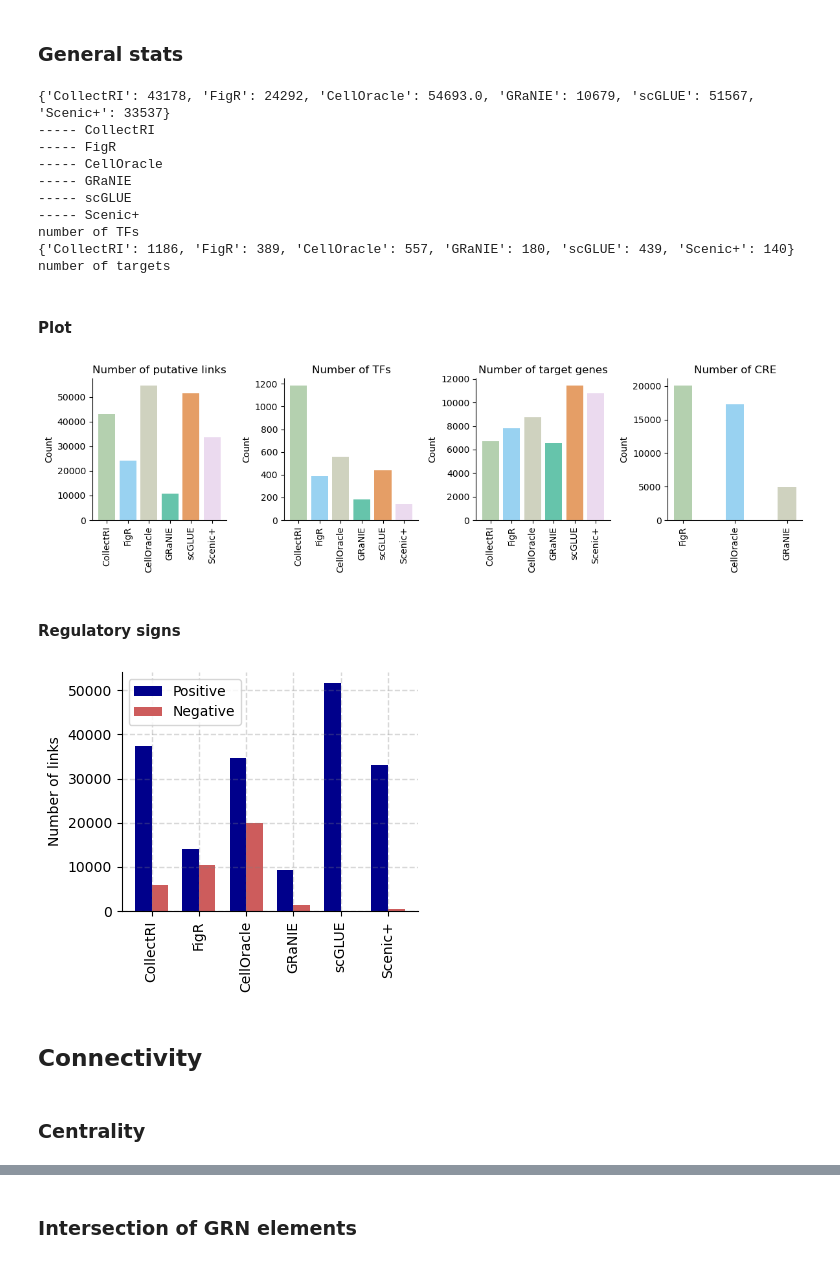
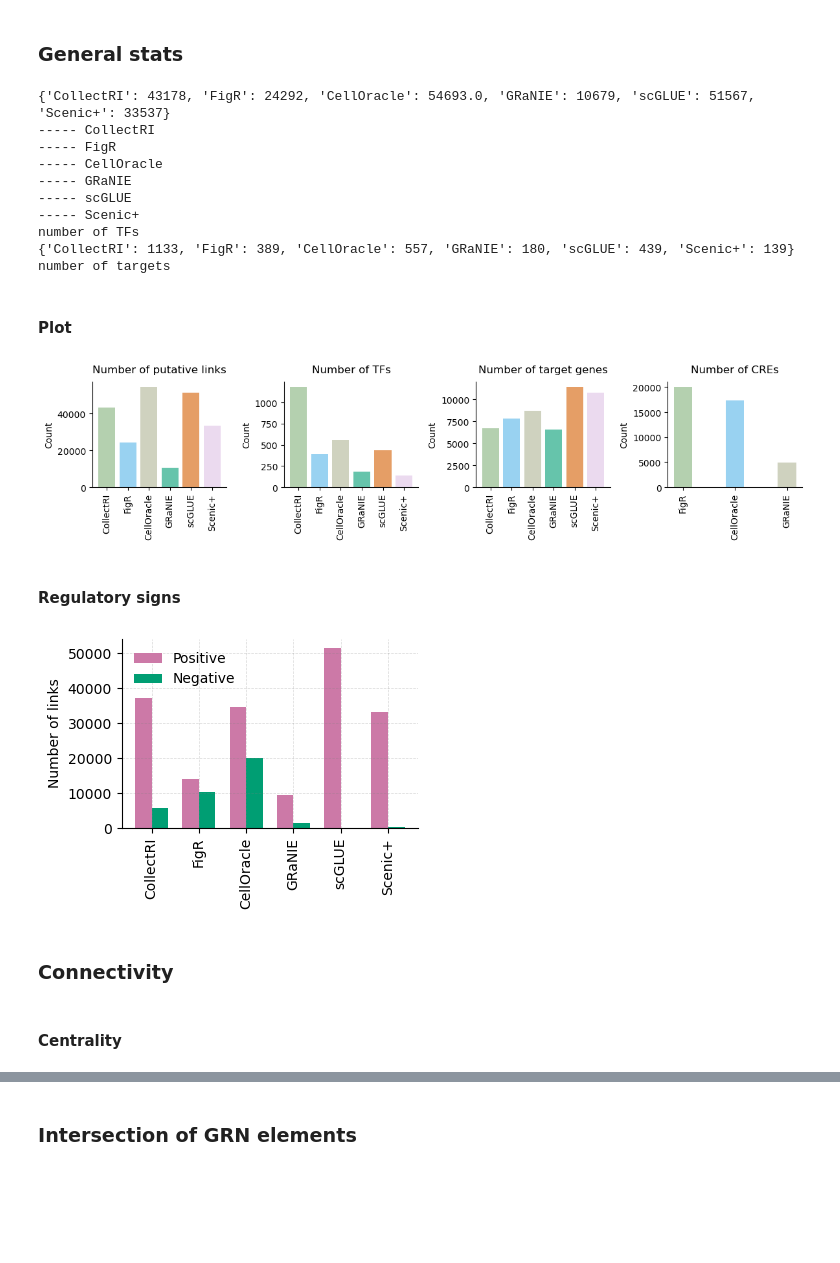
Before and after one commit to janursa/grn_benchmark, a Jupyter notebook: notebooks/main.ipynb, the cells around one changed output, grey strips where cells are left out. Drawn from its saved outputs; the diff is of its cells as text; code cells hidden in the pictures; blank space fills up the shorter version.

```diff
--- a/notebooks/main.ipynb
+++ b/notebooks/main.ipynb
@@ -93,7 +94,7 @@ COLORS = {
     'ANANSE': '#e2b1cd',
     'scGLUE': '#D55E00',
     'Scenic+': '#dfc2e5',
-    'HKG': '#e7d2ec',
+    'HKGs': 'darkblue',
     'Positive': 'darkblue',
     'Negative': 'indianred',
     'Positive Control': 'darkblue',
@@ -280,6 +357,7 @@ regulatory_effect_dict
 target_genes_dict = {}
 tfs_dict = {}
 for name, grn in grn_models_dict.items():
+    grn = grn[grn.target.isin(multiomics_genes)]
     tfs_dict[name] = grn.source.unique()
     target_genes_dict[name] = grn.target.unique().tolist()
 
@@ -306,12 +384,12 @@ for name, df in grn_peak_gene_dict.items():
 ----- scGLUE
 ----- Scenic+
 number of TFs
-{'CollectRI': 1186, 'FigR': 389, 'CellOracle': 557, 'GRaNIE': 180, 'scGLUE': 439, 'Scenic+': 140}
+{'CollectRI': 1133, 'FigR': 389, 'CellOracle': 557, 'GRaNIE': 180, 'scGLUE': 439, 'Scenic+': 139}
 number of targets
 # %% [markdown]
 #### Plot
 # %%
-fig, axes = plt.subplots(1, 4, figsize=(12, 3.5))
+fig, axes = plt.subplots(1, 4, figsize=(12, 3))
 color = 'grey'
 ## number of links
 ax = axes[0]
@@ -320,7 +398,7 @@ ax.bar(links_n.keys(), links_n.values(), color=colors,  alpha=.6)
 # ax.set_xlabel('GRN models')
 ax.set_ylabel('Count')
 ax.tick_params(axis='x', rotation=90)
-ax.set_title('Number of putative links')
+ax.set_title('Number of putative links', pad=10)
 for side in ['right', 'top']:
     ax.spines[side].set_visible(False)
 # ax.set_yscale('log')
@@ -333,43 +411,43 @@ ax.bar(tfs_dict_n.keys(), tfs_dict_n.values(), color=colors,  alpha=.6)
 # ax.set_xlabel('GRN models')
 ax.set_ylabel('Count')
 ax.tick_params(axis='x', rotation=90)
-ax.set_title('Number of TFs')
+ax.set_title('Number of TFs', pad=10)
 for side in ['right', 'top']:
     ax.spines[side].set_visible(False)
 # ax.set_yscale('log')
 ## number of target
 ax = axes[2]
 
 ax.bar(target_genes_dict_n.keys(), target_genes_dict_n.values(), color=colors,  alpha=.6)
 # ax.set_xlabel('GRN models')
 ax.set_ylabel('Count')
 ax.tick_params(axis='x', rotation=90)
-ax.set_title('Number of target genes')
+ax.set_title('Number of target genes', pad=10)
 for side in ['right', 'top']:
     ax.spines[side].set_visible(False)
 # ax.set_yscale('log')
 plt.tight_layout()
 
 ## number of peaks
 ax = axes[3]
 colors = [COLORS[name] for name in links_n.keys()]
 ax.bar(peaks_n_dict.keys(), peaks_n_dict.values(), color=colors, width=0.35, alpha=.6)
 # ax.set_xlabel('GRN models')
 ax.set_ylabel('Count')
 ax.tick_params(axis='x', rotation=90)
-ax.set_title('Number of CRE')
+ax.set_title('Number of CREs', pad=10)
 for side in ['right', 'top']:
     ax.spines[side].set_visible(False)
 # ax.set_yscale('log')
 plt.tight_layout()
 
 fig.savefig(f'{work_dir}/benchmark/figs/stats_regulatory_elements.png', dpi=150, transparent=True)
 # %% [output]
-[figure, old version]
+[figure, new version]
 # %% [markdown]
 #### Regulatory signs
 # %%
-fig, ax = plt.subplots(1, 1, figsize=(4, 3.5))
+fig, ax = plt.subplots(1, 1, figsize=(4, 3))
 # regulatory role
 data = regulatory_effect_dict
 categories = list(data.keys())
@@ -377,26 +455,27 @@ positive_counts = [data[category][0] for category in categories]
 negative_counts = [data[category][1] for category in categories]
 x = np.arange(len(categories))  # the label locations
 width = 0.35  # the width of the bars
-bars1 = ax.bar(x - width/2, positive_counts, width, label='Positive', color=COLORS['Positive'])
-bars2 = ax.bar(x + width/2, negative_counts, width, label='Negative', color=COLORS['Negative'])
+bars1 = ax.bar(x - width/2, positive_counts, width, label='Positive', color=plots.colors_blind[6])
+bars2 = ax.bar(x + width/2, negative_counts, width, label='Negative', color=plots.colors_blind[2])
 ax.set_ylabel('Number of links')
 # ax.set_title('Regulatory sign')
 ax.set_xticks(x)
+# ax.set_scale('log')
 ax.set_xticklabels(categories)
 # ax.set_xticklabels([category for category in categories])
 ax.tick_params(axis='x', rotation=90)
 for side in ['right', 'top']:
     ax.spines[side].set_visible(False)
-ax.grid(alpha=0.3, linestyle='--', linewidth=1, color='grey')
+ax.grid(alpha=0.3, linestyle='--', linewidth=.5, color='grey')
 # ax.set_yscale('log')
-ax.legend()
+ax.legend(frameon=False)
 plt.tight_layout()
-fig.savefig(f'{work_dir}/benchmark/figs/regulatory_signs.png', dpi=150, transparent=True)
+fig.savefig(f'{work_dir}/benchmark/figs/regulatory_signs.png', dpi=300, transparent=True)
 # %% [output]
-[figure, old version]
+[figure, new version]
 # %% [markdown]
-## Connectivity
+### Connectivity
 # %% [markdown]
-### Centrality
+#### Centrality
 # %%
 # peak gene: in degree
```
Also changed, not shown: parts of 45 cells of this notebook, 11 other files.
